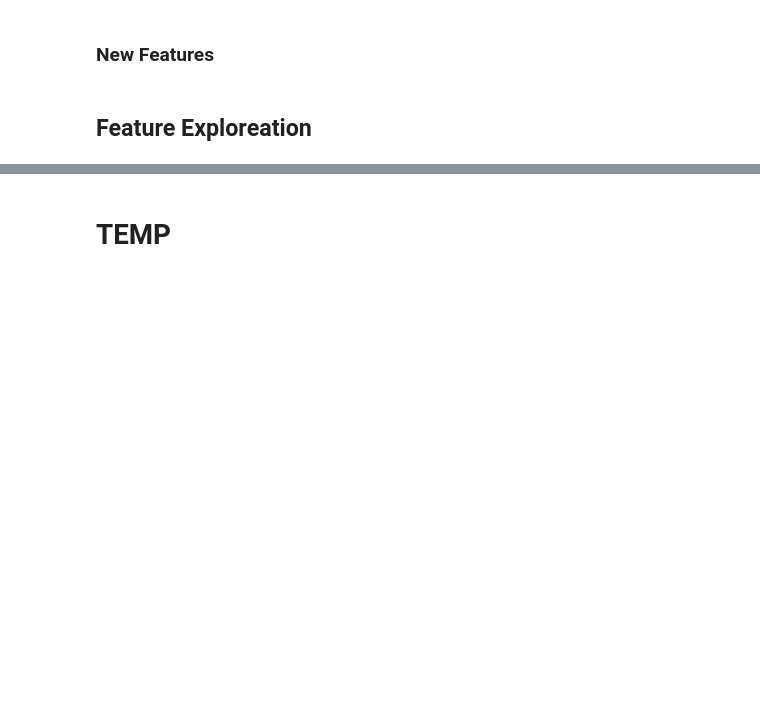
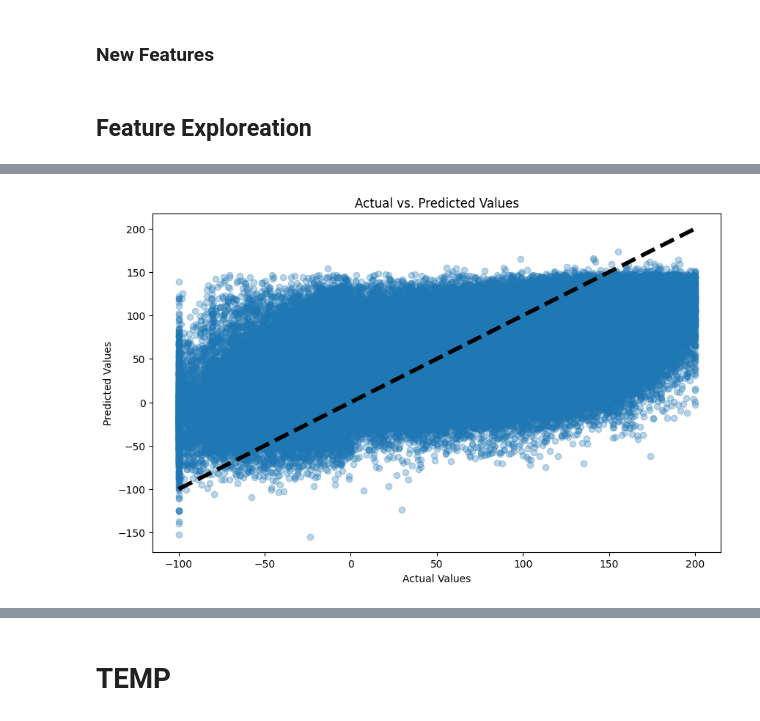
Before and after one commit to jerzybala/Ultra_PF_Smartphone, a Jupyter notebook: UPF_experiments_Feb2024.ipynb, the cells around one changed output, grey strips where cells are left out. Drawn from its saved outputs; the diff is of its cells as text; code cells hidden in the pictures; blank space fills up the shorter version.

Commit message:
modified:   UPF_experiments_Feb2024.ipynb 	modified:   __pycache__/config.cpython-39.pyc 	modified:   config.py

```diff
--- a/UPF_experiments_Feb2024.ipynb
+++ b/UPF_experiments_Feb2024.ipynb
@@ -388,0 +609,2 @@ r2: 0.40346480687535413
+# %%
+mae, rmse, r2, predictions =test_regressor_with_modified_X_test(X_test_reg, y_test_reg, model_R, 0.5)
@@ -388,0 +619,19 @@ r2: 0.40346480687535413
+# %%
+import matplotlib.pyplot as plt
+
+def plot_actual_vs_predicted(y_test_reg, predictions):
+    plt.figure(figsize=(10, 6))
+    plt.scatter(y_test_reg, predictions, alpha=0.3)
+    plt.title('Actual vs. Predicted Values')
+    plt.xlabel('Actual Values')
+    plt.ylabel('Predicted Values')
+    plt.plot([y_test_reg.min(), y_test_reg.max()], [y_test_reg.min(), y_test_reg.max()], 'k--', lw=4)
+    plt.show()
+
+# Assuming y_test_reg and predictions are already defined
+# plot_actual_vs_predicted(y_test_reg, predictions)
+# %%
+# Assuming y_test_reg and predictions are already defined
+plot_actual_vs_predicted(y_test_reg, predictions)
+# %% [output]
+[figure, added]
```
Also changed, not shown: parts of 26 cells of this notebook, 1 other file.
